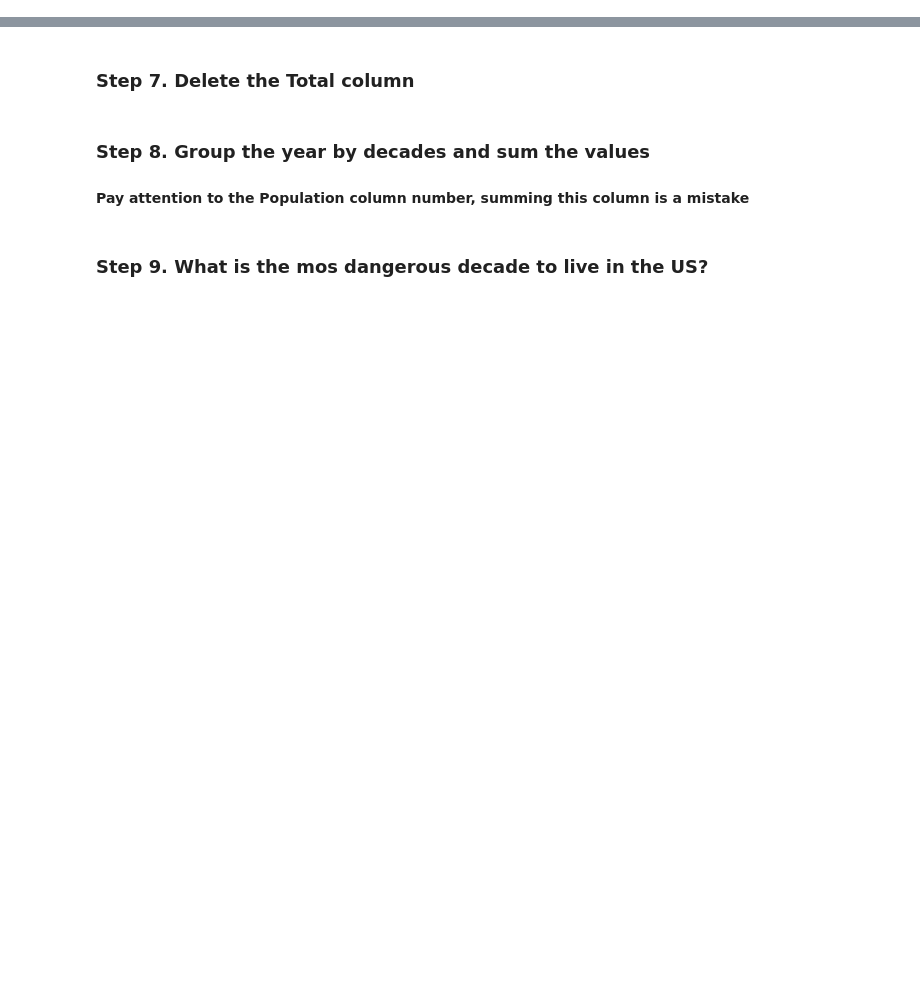
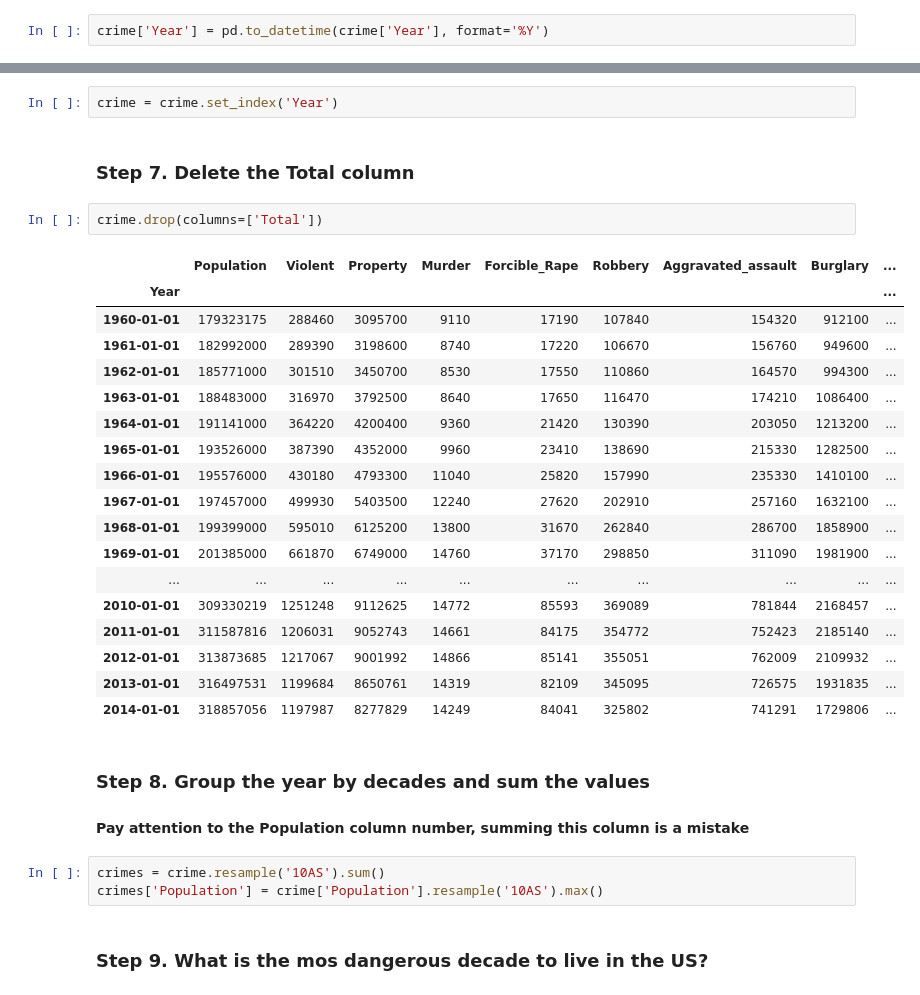
Before and after one commit to kalvinfromcode/pandas_exercises, a Jupyter notebook: 04_Apply/US_Crime_Rates/Exercises.ipynb, the cells around one changed output, grey strips where cells are left out. Cells and saved outputs as stored; diff of their text form; blank space fills up the shorter version.

```diff
--- a/04_Apply/US_Crime_Rates/Exercises.ipynb
+++ b/04_Apply/US_Crime_Rates/Exercises.ipynb
@@ -38,13 +38,41 @@ dtype: object
 ##### Have you noticed that the type of Year is int64. But pandas has a different type to work with Time Series. Let's see it now.
 
 ### Step 5. Convert the type of the column Year to datetime64
+# %%
+crime['Year'] = pd.to_datetime(crime['Year'], format='%Y')
 # %% [markdown]
 ### Step 6. Set the Year column as the index of the dataframe
+# %%
+crime = crime.set_index('Year')
 # %% [markdown]
 ### Step 7. Delete the Total column
+# %%
+crime.drop(columns=['Total'])
+# %% [output]
+|  | Population | Violent | Property | Murder | Forcible_Rape | Robbery | Aggravated_assault | Burglary | ... |
+| Year |  |  |  |  |  |  |  |  | ... |
+| 1960-01-01 | 179323175 | 288460 | 3095700 | 9110 | 17190 | 107840 | 154320 | 912100 | ... |
+| 1961-01-01 | 182992000 | 289390 | 3198600 | 8740 | 17220 | 106670 | 156760 | 949600 | ... |
+| 1962-01-01 | 185771000 | 301510 | 3450700 | 8530 | 17550 | 110860 | 164570 | 994300 | ... |
+| 1963-01-01 | 188483000 | 316970 | 3792500 | 8640 | 17650 | 116470 | 174210 | 1086400 | ... |
+| 1964-01-01 | 191141000 | 364220 | 4200400 | 9360 | 21420 | 130390 | 203050 | 1213200 | ... |
+| 1965-01-01 | 193526000 | 387390 | 4352000 | 9960 | 23410 | 138690 | 215330 | 1282500 | ... |
+| 1966-01-01 | 195576000 | 430180 | 4793300 | 11040 | 25820 | 157990 | 235330 | 1410100 | ... |
+| 1967-01-01 | 197457000 | 499930 | 5403500 | 12240 | 27620 | 202910 | 257160 | 1632100 | ... |
+| 1968-01-01 | 199399000 | 595010 | 6125200 | 13800 | 31670 | 262840 | 286700 | 1858900 | ... |
+| 1969-01-01 | 201385000 | 661870 | 6749000 | 14760 | 37170 | 298850 | 311090 | 1981900 | ... |
+| ... | ... | ... | ... | ... | ... | ... | ... | ... | ... |
+| 2010-01-01 | 309330219 | 1251248 | 9112625 | 14772 | 85593 | 369089 | 781844 | 2168457 | ... |
+| 2011-01-01 | 311587816 | 1206031 | 9052743 | 14661 | 84175 | 354772 | 752423 | 2185140 | ... |
+| 2012-01-01 | 313873685 | 1217067 | 9001992 | 14866 | 85141 | 355051 | 762009 | 2109932 | ... |
+| 2013-01-01 | 316497531 | 1199684 | 8650761 | 14319 | 82109 | 345095 | 726575 | 1931835 | ... |
+| 2014-01-01 | 318857056 | 1197987 | 8277829 | 14249 | 84041 | 325802 | 741291 | 1729806 | ... |
 # %% [markdown]
 ### Step 8. Group the year by decades and sum the values
 
 #### Pay attention to the Population column number, summing this column is a mistake
+# %%
+crimes = crime.resample('10AS').sum()
+crimes['Population'] = crime['Population'].resample('10AS').max()
 # %% [markdown]
 ### Step 9. What is the mos dangerous decade to live in the US?
```
Also changed, not shown: parts of 1 cell of this notebook.
